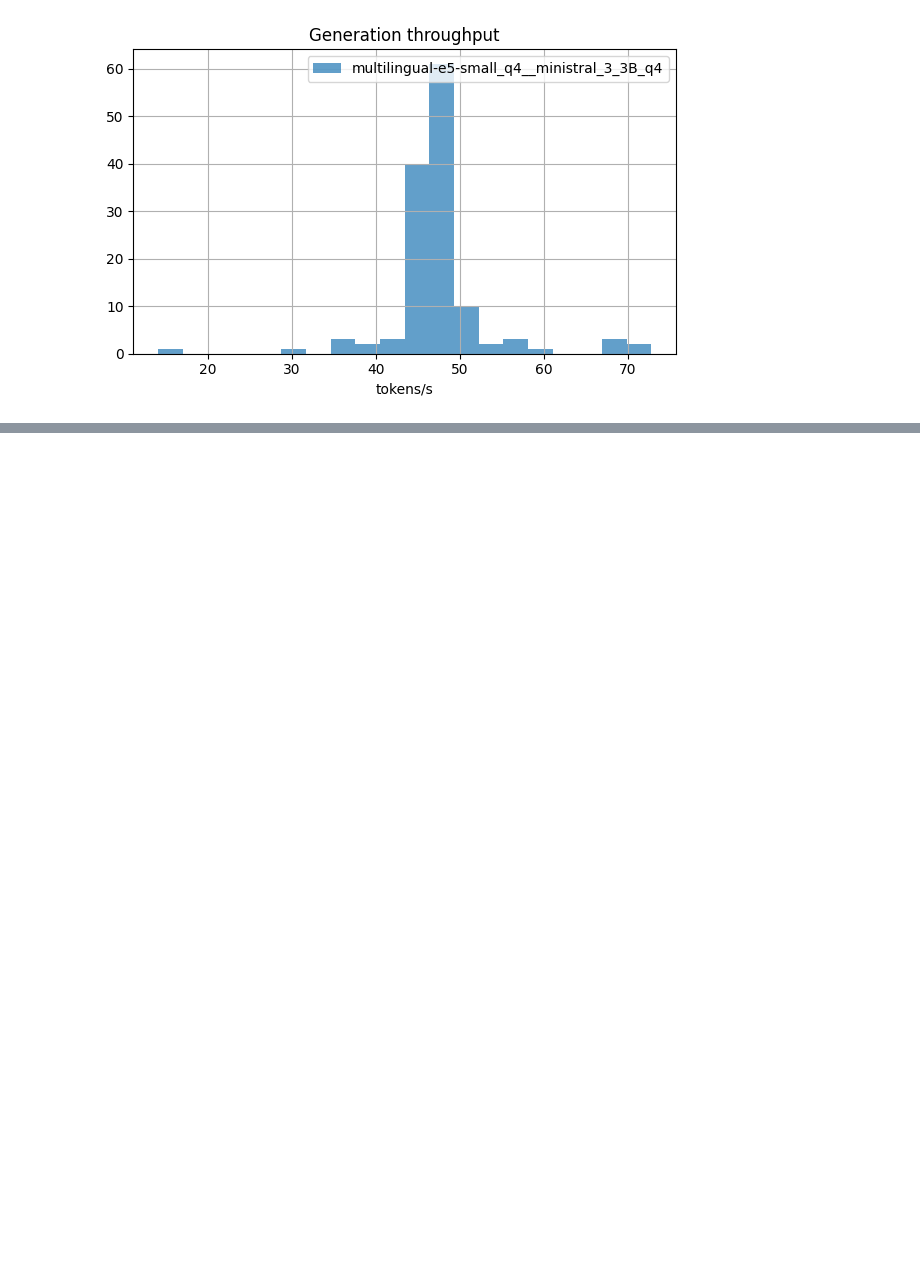
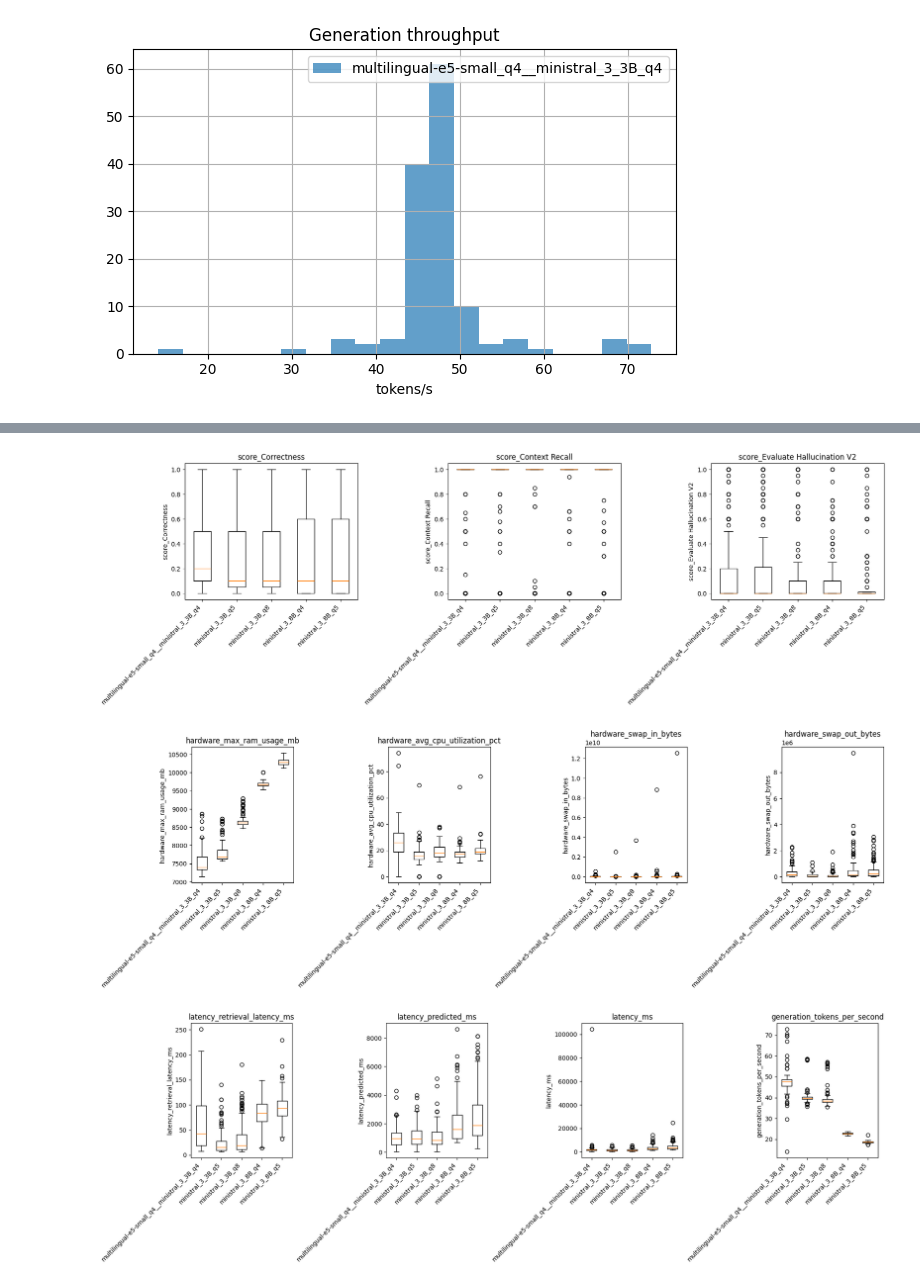
Before and after one commit to n-ploch/on-device-rag-performance, a Jupyter notebook: notebooks/01_explore_metrics.ipynb, the cells around one changed output, grey strips where cells are left out. Cells and saved outputs as stored; diff of their text form; code cells hidden in the pictures; blank space fills up the shorter version.

Commit message:
first comparison multiple runs

```diff
--- a/notebooks/01_explore_metrics.ipynb
+++ b/notebooks/01_explore_metrics.ipynb
@@ -154,0 +292,2 @@ if tps_col:
+# %%
+df_multiple.loc[df_multiple["score_Context Recall"] > 1.0, "score_Context Recall"] = 1.0
@@ -154,0 +307,16 @@ if tps_col:
+# %%
+session_order=["multilingual-e5-small_q4__ministral_3_3B_q4", "ministral_3_3B_q5", "ministral_3_3B_q8", "ministral_3_8B_q4", "ministral_3_8B_q5"]
+
+plot_boxplots(df_multiple, ["score_Correctness", "score_Context Recall", "score_Evaluate Hallucination V2"],
+              session_order=session_order, figsize=(18,6))
+
+
+plot_boxplots(df_multiple, ["hardware_max_ram_usage_mb", "hardware_avg_cpu_utilization_pct", "hardware_swap_in_bytes", "hardware_swap_out_bytes"],
+              session_order=session_order, figsize=(18,6))
+
+plot_boxplots(df_multiple, ["latency_retrieval_latency_ms", "latency_predicted_ms", "latency_ms", "generation_tokens_per_second"],
+              session_order=session_order, figsize=(18,6))
+# %% [output]
+[figure, added]
+[figure, added]
+[figure, added]
```
Also changed, not shown: parts of 6 cells of this notebook.
